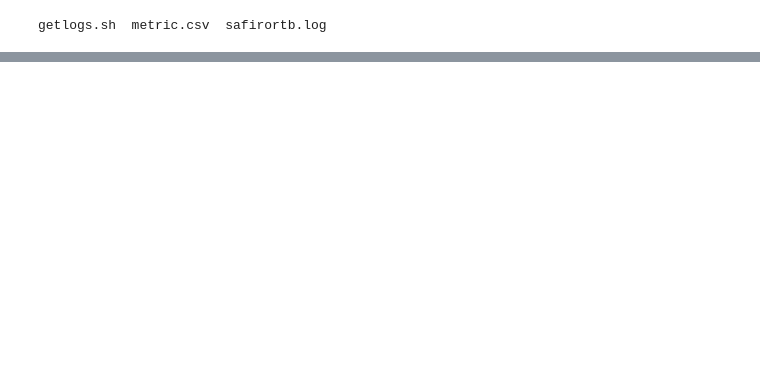
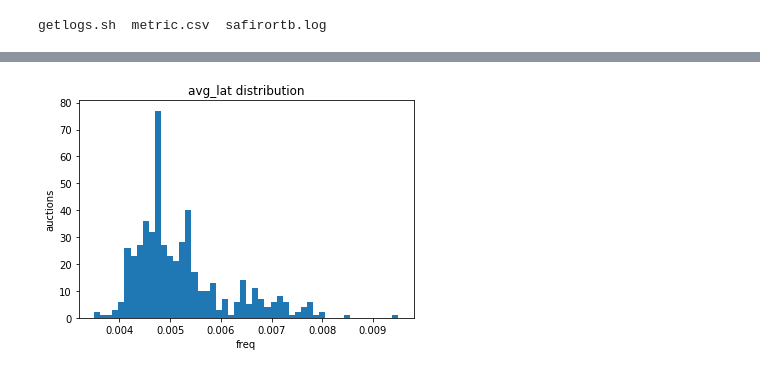
Before and after one commit to gmaggiotti/bidder-stats, a Jupyter notebook: src/histo.ipynb, the cells around one changed output, grey strips where cells are left out. Drawn from its saved outputs; the diff is of its cells as text; code cells hidden in the pictures; blank space fills up the shorter version.

```diff
--- a/src/histo.ipynb
+++ b/src/histo.ipynb
@@ -21,0 +59,8 @@ dataset[:,2].mean()
+# %%
+fn = get_serie(dataset, Type.avg_lat, None, None)
+plt.hist(fn,bins=50)
+plt.title('avg_lat distribution')
+plt.xlabel('freq')
+plt.ylabel('auctions');
+# %% [output]
+[figure, added]
```
Also changed, not shown: parts of 12 cells of this notebook, 2 other files.
